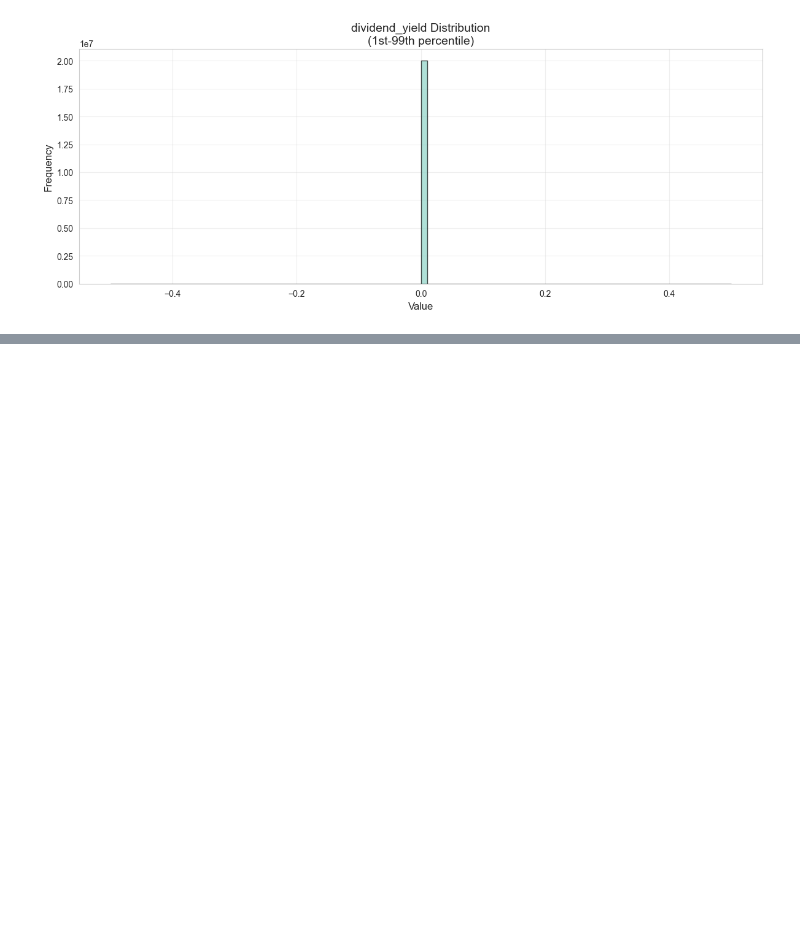
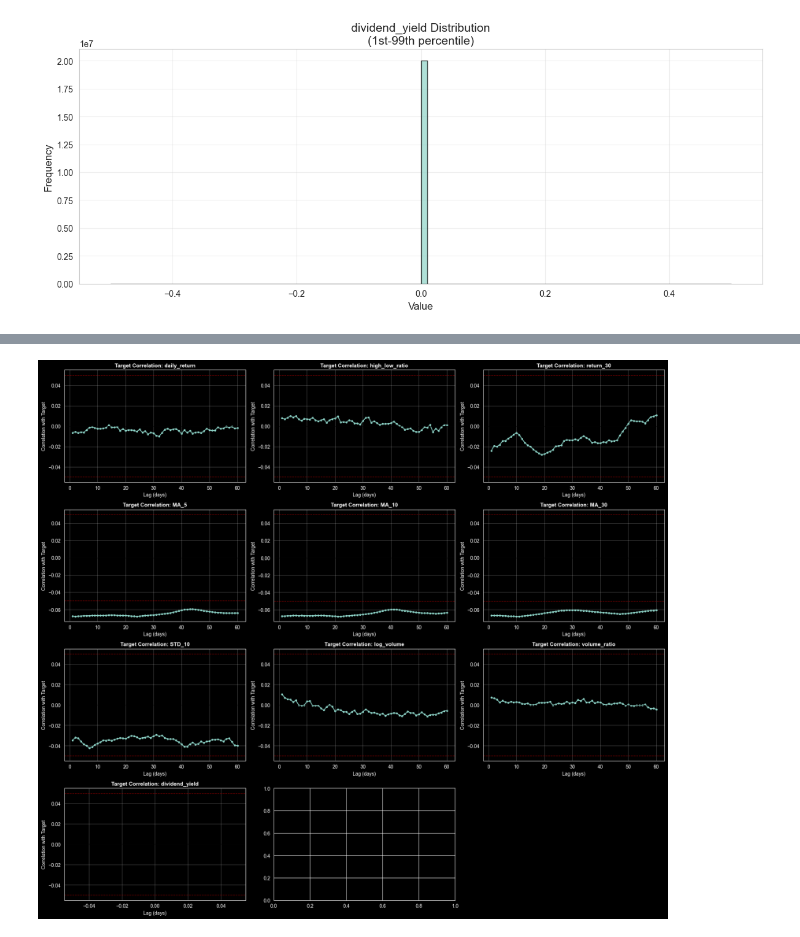
Before and after one commit to OnlyAbdullh/stock-trend-prediction, a Jupyter notebook: notebooks/06_sequenece_analysis.ipynb, the cells around one changed output, grey strips where cells are left out. Cells and saved outputs as stored; diff of their text form; code cells hidden in the pictures; blank space fills up the shorter version.

Commit message:
finish 06_sequenece_analysis.ipynb

```diff
--- a/notebooks/06_sequenece_analysis.ipynb
+++ b/notebooks/06_sequenece_analysis.ipynb
@@ -353,5 +437,4 @@ print(decay_df.to_string(index=False))
 # %%
-
 # ============================================================================
 # SECTION 5: TARGET-LAG CORRELATION ANALYSIS
 # ============================================================================
@@ -361,37 +444,67 @@ print("[5] TARGET-LAG CORRELATION ANALYSIS")
 print("="*80)
 print("Analyzing correlation between lagged features and target variable")
 
-# Calculate target-lag correlations
+# ----------------------------------------------------------------------------
+# CONFIGURATION
+# ----------------------------------------------------------------------------
+NUM_TICKERS_TO_USE = 50  # <<< CHANGE THIS TO CONTROL HOW MANY TICKERS ARE USED
+max_lags = 60            # Should match SECTION 4 for consistency
+
+# ----------------------------------------------------------------------------
+# PREPARE DATA (KEEP TEMPORAL ORDER)
+# ----------------------------------------------------------------------------
+df_features = df_features.sort_values(['Ticker', 'Date'])
+
+selected_tickers = df_features['Ticker'].dropna().unique()[:NUM_TICKERS_TO_USE]
+df_sample = df_features.loc[df_features['Ticker'].isin(selected_tickers)].copy()
+
+# ----------------------------------------------------------------------------
+# TARGET-LAG CORRELATION COMPUTATION
+# ----------------------------------------------------------------------------
 target_lag_results = {}
 
 fig, axes = plt.subplots(4, 3, figsize=(18, 16))
 axes = axes.flatten()
 
+feature_columns = [
+    'daily_return', 'high_low_ratio', 'return_30',
+    'MA_5', 'MA_10', 'MA_30', 'STD_10',
+    'log_volume', 'volume_ratio', 'dividend_yield'
+]
+
 for idx, feature in enumerate(feature_columns):
     print(f"\nAnalyzing target correlation: {feature}")
 
-    correlations = []
-    lags = range(1, max_lags + 1)
+    correlations_per_lag = []
 
-    # Sample ticker for analysis
-    sample_ticker = df_features['Ticker'].iloc[0]
-    ticker_data = df_features[df_features['Ticker'] == sample_ticker].copy()
-    ticker_data = ticker_data.sort_values('Date').reset_index(drop=True)
+    # For each lag
+    for lag in range(1, max_lags + 1):
 
-    for lag in lags:
-        lagged_feature = ticker_data[feature].shift(lag)
-        valid_mask = ticker_data['target'].notna() & lagged_feature.notna()
+        # Compute correlation per ticker
+        per_ticker_corrs = []
 
-        if valid_mask.sum() > 30:  # Need at least 30 samples
-            corr = ticker_data.loc[valid_mask, 'target'].corr(lagged_feature[valid_mask])
-            correlations.append(corr)
+        for ticker, g in df_sample.groupby('Ticker'):
+            ticker_data = g.sort_values('Date').reset_index(drop=True)
+            lagged_feature = ticker_data[feature].shift(lag)
+            valid_mask = ticker_data['target'].notna() & lagged_feature.notna()
+
+            if valid_mask.sum() > 30:  # Need at least 30 samples
+                corr = ticker_data.loc[valid_mask, 'target'].corr(lagged_feature[valid_mask])
+                per_ticker_corrs.append(corr)
+
+        # Aggregate across tickers (median is robust)
+        if len(per_ticker_corrs) > 0:
+            correlations_per_lag.append(np.median(per_ticker_corrs))
         else:
-            correlations.append(0)
+            correlations_per_lag.append(0)
 
-    target_lag_results[feature] = correlations
+    target_lag_results[feature] = correlations_per_lag
 
-    # Plot
-    axes[idx].plot(lags, correlations, marker='o', markersize=3, linewidth=1.5)
+    # ----------------------------------------------------------------------------
+    # PLOT
+    # ----------------------------------------------------------------------------
+    axes[idx].plot(range(1, max_lags + 1), correlations_per_lag,
+                   marker='o', markersize=3, linewidth=1.5)
     axes[idx].axhline(y=0, color='black', linestyle='-', linewidth=0.8)
     axes[idx].axhline(y=0.05, color='red', linestyle='--', linewidth=1, alpha=0.5)
     axes[idx].axhline(y=-0.05, color='red', linestyle='--', linewidth=1, alpha=0.5)
@@ -400,9 +513,11 @@ for idx, feature in enumerate(feature_columns):
     axes[idx].set_ylabel('Correlation with Target')
     axes[idx].grid(True, alpha=0.3)
 
-    # Find peak correlation
-    max_corr_idx = np.argmax(np.abs(correlations))
-    max_corr = correlations[max_corr_idx]
+    # ----------------------------------------------------------------------------
+    # FIND PEAK CORRELATION
+    # ----------------------------------------------------------------------------
+    max_corr_idx = np.argmax(np.abs(correlations_per_lag))
+    max_corr = correlations_per_lag[max_corr_idx]
     print(f"  Peak correlation: {max_corr:.4f} at lag {max_corr_idx + 1}")
 
 axes[-1].remove()
@@ -411,3 +526,4 @@ plt.tight_layout()
 plt.savefig('03_target_lag_correlation.png', dpi=300, bbox_inches='tight')
 print("\n✓ Saved: 03_target_lag_correlation.png")
 plt.show()
+# %% [output]
@@ -413,0 +547 @@ plt.show()
+[figure, added]
```
Also changed, not shown: parts of 6 cells of this notebook.
